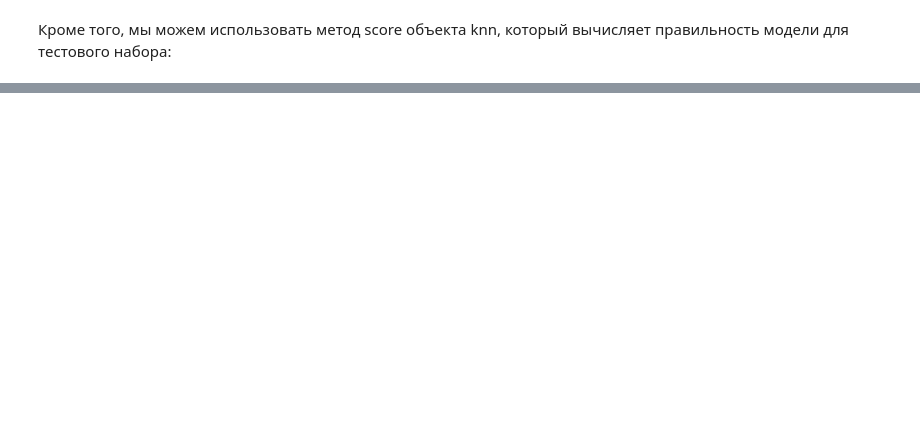
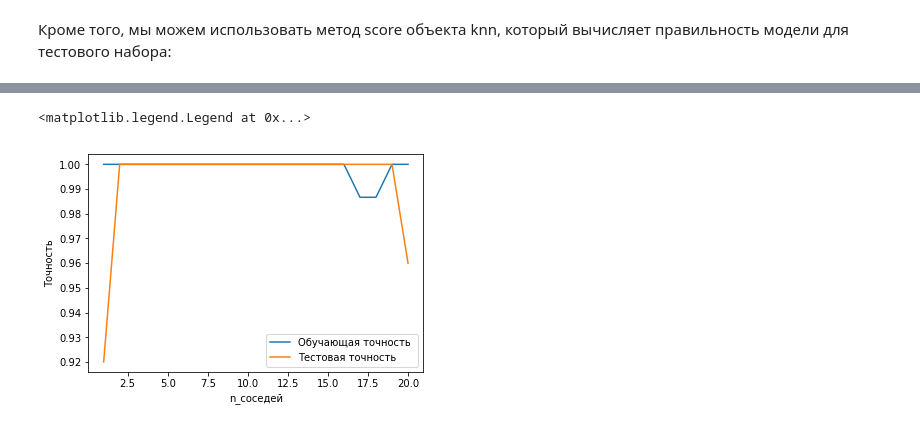
Before and after one commit to mr8bit/ml_lecture, a Jupyter notebook: lectures/1_lecture/1_lecture.ipynb, the cells around one changed output, grey strips where cells are left out. Drawn from its saved outputs; the diff is of its cells as text; code cells hidden in the pictures; blank space fills up the shorter version.

```diff
--- a/lectures/1_lecture/1_lecture.ipynb
+++ b/lectures/1_lecture/1_lecture.ipynb
@@ -358,0 +381,26 @@ print("Правильность на тестовом наборе: {:.2f}".form
+# %%
+X_train, X_test, y_train, y_test = train_test_split(X, y, random_state=2)
+
+training_accuracy = []
+test_accuracy = []
+# Попробуй установить количество соседей (n_neighbors) от 1 до 10
+neighbors_settings = range(1, 21)
+for n_neighbors in neighbors_settings:
+    # построить модель
+    reg = KNeighborsClassifier(n_neighbors=n_neighbors)
+    reg.fit(X_train, y_train)
+    # запишем обучающую точность
+    training_accuracy.append(reg.score(X_train, y_train))
+    # запишем тестовую точность
+    test_accuracy.append(reg.score(X_test, y_test))
+
+plt.plot(neighbors_settings,
+         training_accuracy, label="Обучающая точность ")
+plt.plot(neighbors_settings,
+        test_accuracy, label="Тестовая точность")
+plt.ylabel("Точность")
+plt.xlabel("n_соседей")
+plt.legend()
+# %% [output]
+<matplotlib.legend.Legend at 0x...>
+[figure, added]
```
Also changed, not shown: parts of 22 cells of this notebook, 4 other files.
